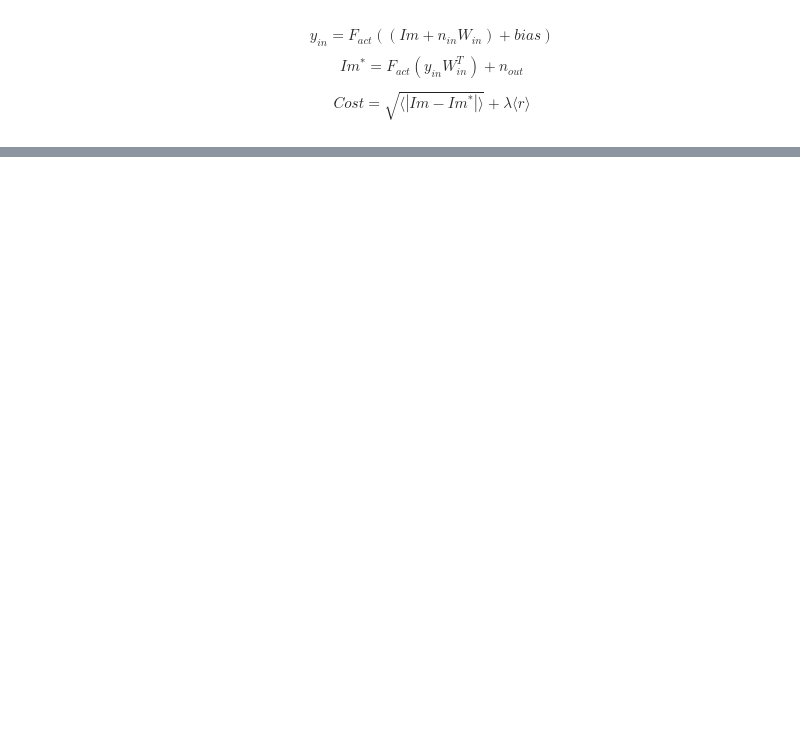
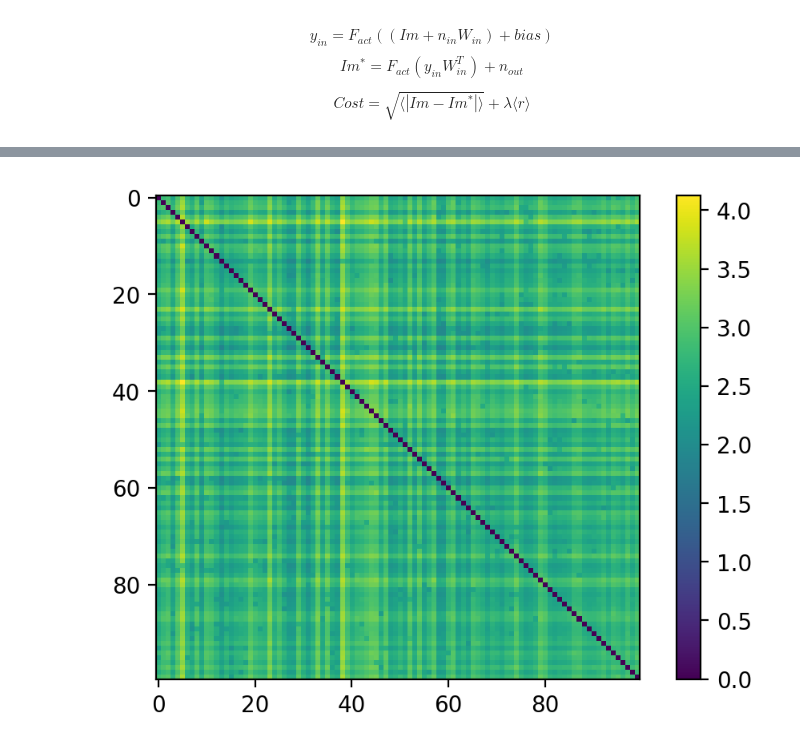
Before and after one commit to vdutell/NatVisAutoEncode, a Jupyter notebook: Image Autoencoder.ipynb, the cells around one changed output, grey strips where cells are left out. Cells and saved outputs as stored; diff of their text form; code cells hidden in the pictures; blank space fills up the shorter version.

```diff
--- a/Image Autoencoder.ipynb
+++ b/Image Autoencoder.ipynb
@@ -450,0 +456,14 @@ plu.plotonoff(inweights_evolution_r[-1])
+# %%
+def measure_plot_dist(weight_mat,norm):
+    ## measures average l2 norm of hidden node weights.
+    import scipy.spatial.distance as scpd
+    fwv = weight_mat.reshape(aec.params['nneurons'],-1)
+    dist = scpd.pdist(fwv,norm) #'euclidean','hamming'
+    dist = scpd.squareform(dist)
+    plt.imshow(dist)
+    plt.colorbar()
+    return(dist)
+# %%
+distmat = measure_plot_dist(fw,'euclidean')
+# %% [output]
+[figure, added]
```
Also changed, not shown: parts of 9 cells of this notebook, 1 other file.
